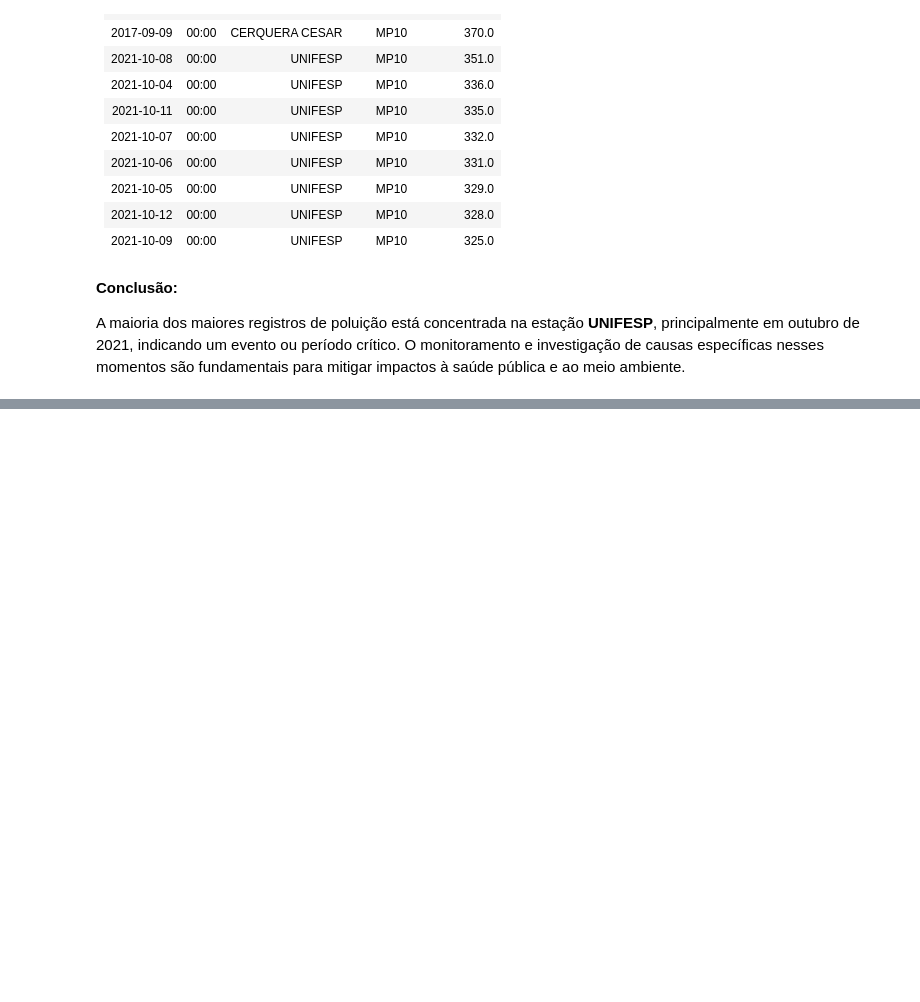
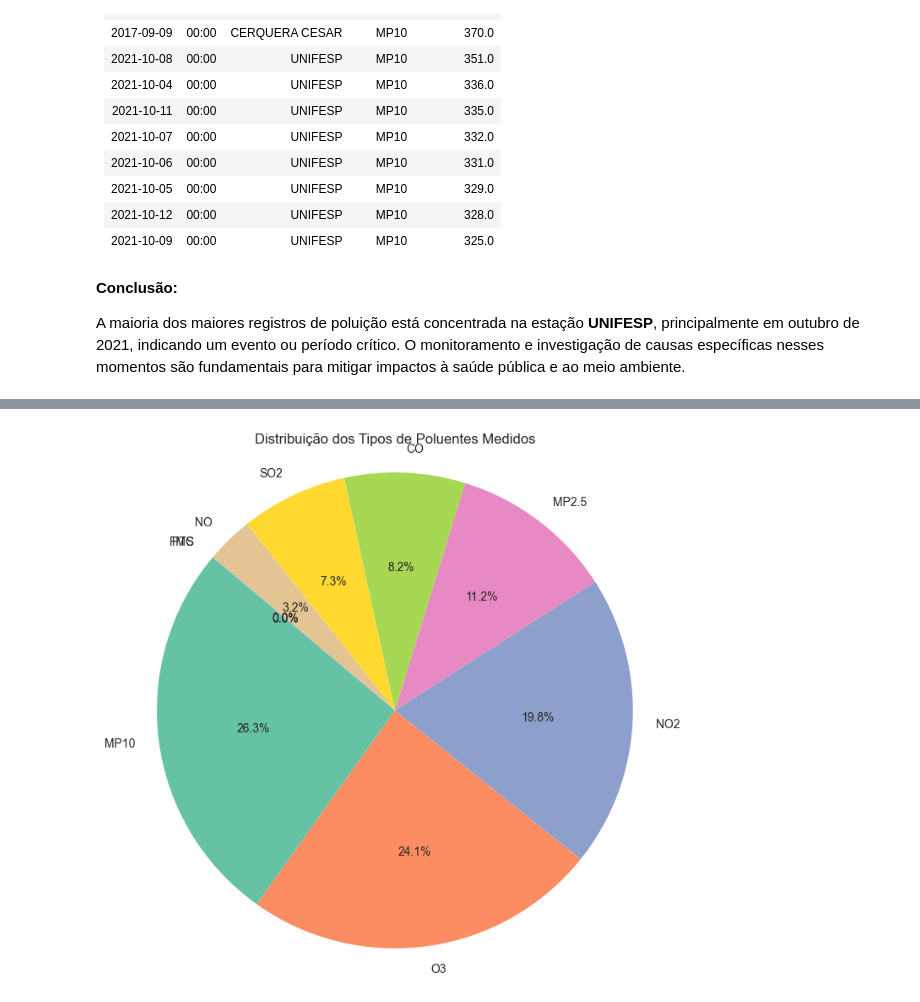
Before and after one commit to Jackson-Ramos/218606---ELABORAR-RELAT-RIO-ANAL-TICO-DE-DATA-SCIENCE, a Jupyter notebook: poluicao.ipynb, the cells around one changed output, grey strips where cells are left out. Saved outputs shown, nothing was run; the diff lists cells and outputs as text; code cells hidden in the pictures; blank space fills up the shorter version.

```diff
--- a/poluicao.ipynb
+++ b/poluicao.ipynb
@@ -764,0 +965,12 @@ Registros com maiores níveis de poluição:
+# %%
+# Contar a frequência de cada poluente
+poluente_counts = df['Poluente'].value_counts()
+
+# Criar gráfico de pizza
+plt.figure(figsize=(8, 8))
+plt.pie(poluente_counts, labels=poluente_counts.index, autopct='%1.1f%%', startangle=140)
+plt.title('Distribuição dos Tipos de Poluentes Medidos')
+plt.axis('equal')  # Deixa o gráfico redondo
+plt.show()
+# %% [output]
+[figure, added]
```
Also changed, not shown: parts of 18 cells of this notebook.
